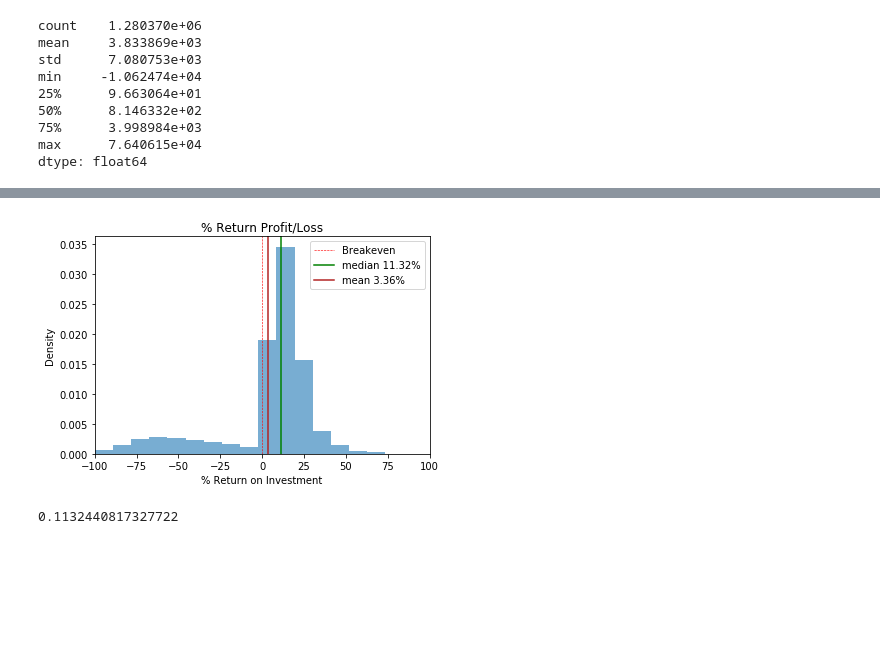
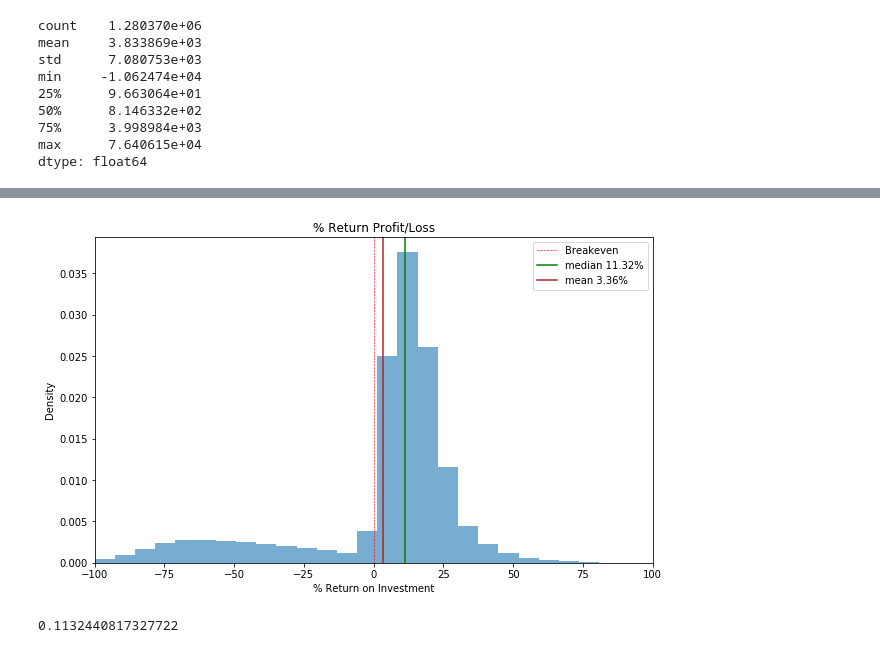
Before and after one commit to ktzioumis/Lending-Club, a Jupyter notebook: Lending-Club.ipynb, the cells around one changed output, grey strips where cells are left out. Drawn from its saved outputs; the diff is of its cells as text; code cells hidden in the pictures; blank space fills up the shorter version.

```diff
--- a/Lending-Club.ipynb
+++ b/Lending-Club.ipynb
@@ -604,16 +649,17 @@ plt.show()
 # %%
-plt.hist(((df_complete['total_pymnt']-df_complete['loan_amnt'])/(df_complete['loan_amnt']))*100,alpha=0.6,bins=20,density=True)
+plt.figure(figsize=(10,6))
+plt.hist(((df_complete['total_pymnt']-df_complete['loan_amnt'])/(df_complete['loan_amnt']))*100,alpha=0.6,bins=30,density=True)
 plt.axvline(0,color='red',linewidth=0.6,label='Breakeven',linestyle='--')
 plt.axvline(((df_complete['total_pymnt']-df_complete['loan_amnt'])/(df_complete['loan_amnt'])).median()*100,color='g',label='median '+str(round(((df_complete['total_pymnt']-df_complete['loan_amnt'])/(df_complete['loan_amnt'])).median()*100,2))+'%')
 plt.axvline(((df_complete['total_pymnt']-df_complete['loan_amnt'])/(df_complete['loan_amnt'])).mean()*100,color='firebrick',label='mean '+str(round(((df_complete['total_pymnt']-df_complete['loan_amnt'])/(df_complete['loan_amnt'])).mean()*100,2))+'%')
 plt.xlim([-100,100])
 plt.legend()
 plt.xlabel('% Return on Investment')
 plt.ylabel('Density')
 plt.title('% Return Profit/Loss')
 plt.show()
 # %% [output]
-[figure, old version]
+[figure, new version]
 # %%
 ((df_complete['total_pymnt']-df_complete['loan_amnt'])/(df_complete['loan_amnt'])).median()
 # %% [output]
```
Also changed, not shown: parts of 25 cells of this notebook, 7 other files.
